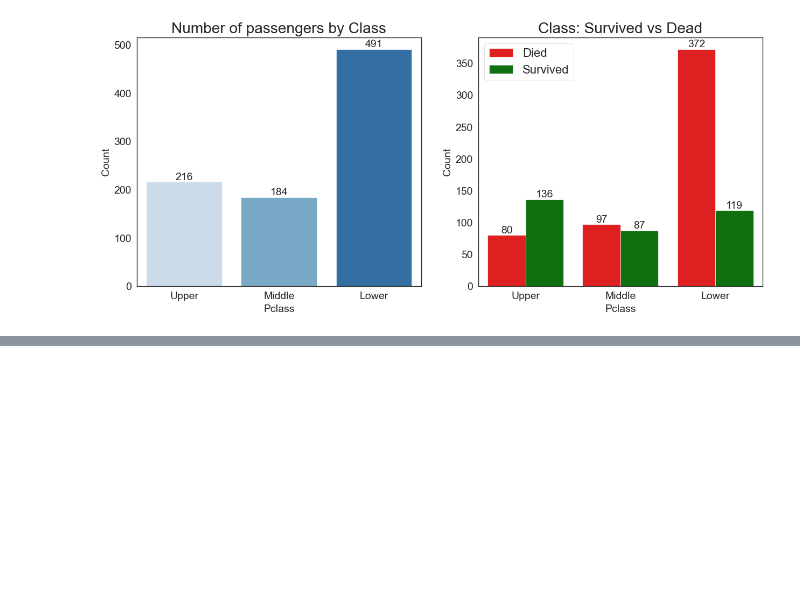
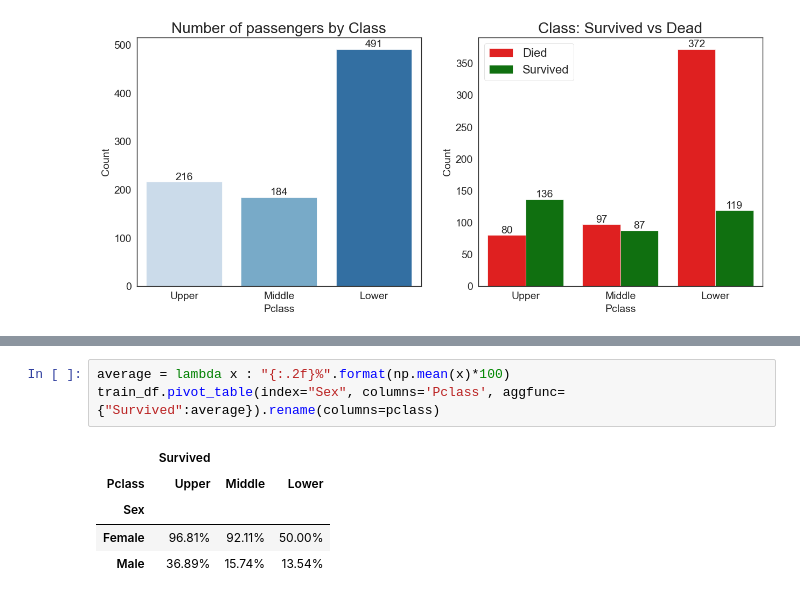
Before and after one commit to abhirajan1998/Data-Science-Learning-Project, a Jupyter notebook: Titanic Survival Prediction/EDA.ipynb, the cells around one changed output, grey strips where cells are left out. Drawn from its saved outputs; the diff is of its cells as text; blank space fills up the shorter version.

```diff
--- a/Titanic Survival Prediction/EDA.ipynb
+++ b/Titanic Survival Prediction/EDA.ipynb
@@ -343,0 +358,9 @@ text_annotate(cnt2)
+# %%
+average = lambda x : "{:.2f}%".format(np.mean(x)*100)
+train_df.pivot_table(index="Sex", columns='Pclass', aggfunc={"Survived":average}).rename(columns=pclass)
+# %% [output]
+|  | Survived |  |  |
+| Pclass | Upper | Middle | Lower |
+| Sex |  |  |  |
+| Female | 96.81% | 92.11% | 50.00% |
+| Male | 36.89% | 15.74% | 13.54% |
```
Also changed, not shown: parts of 6 cells of this notebook.
